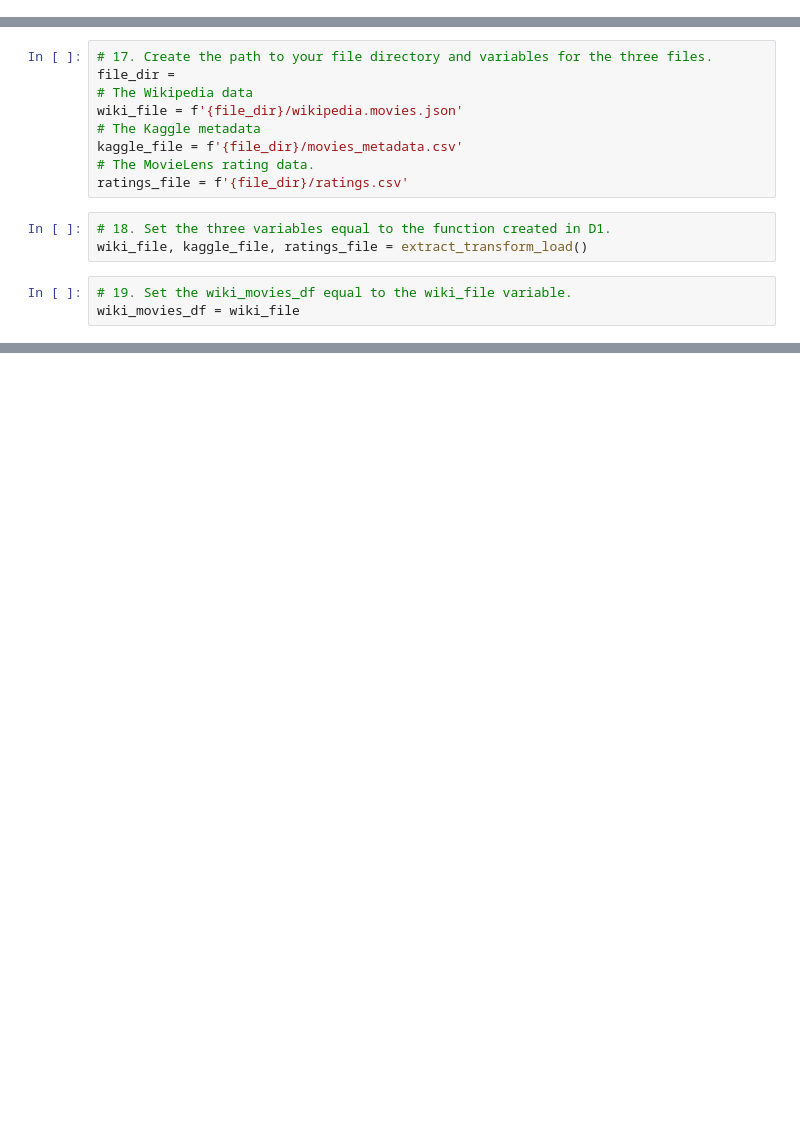
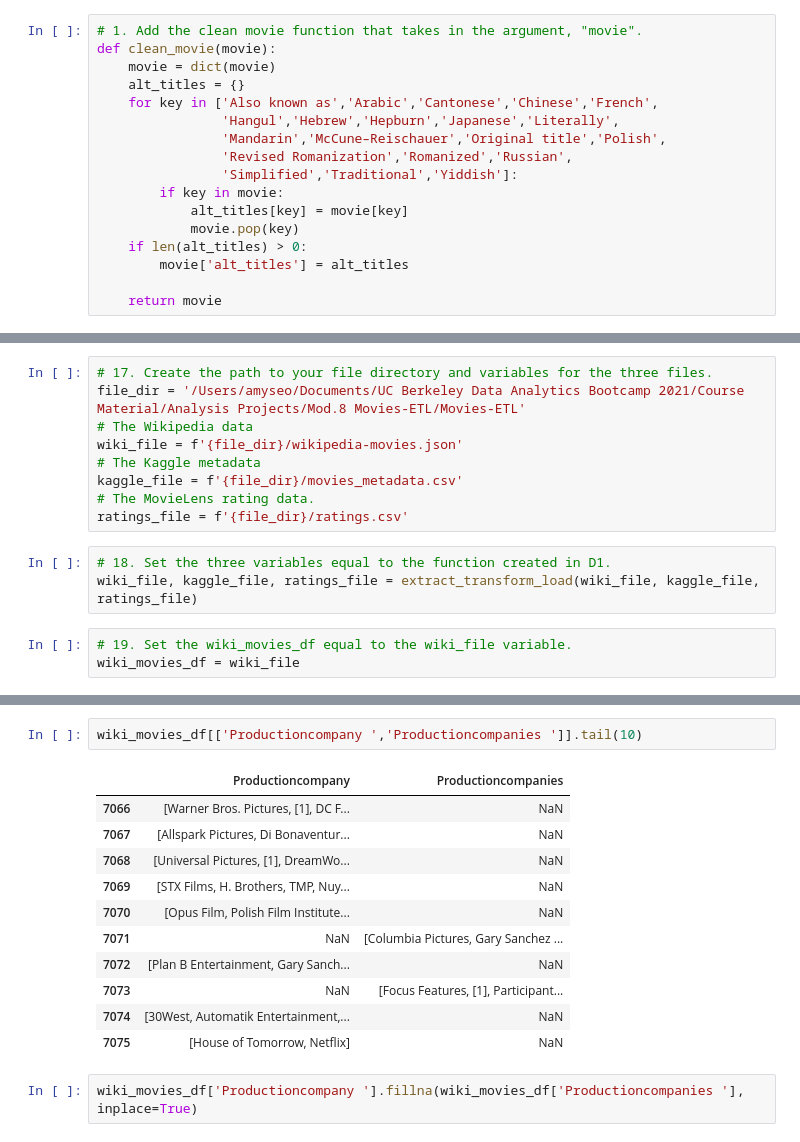
Before and after one commit to aseo67/Movies-ETL, a Jupyter notebook: ETL_clean_wiki_movies.ipynb, the cells around one changed output, grey strips where cells are left out. Saved outputs shown, nothing was run; the diff lists cells and outputs as text; blank space fills up the shorter version.

Commit message:
Update challenge analysis

```diff
--- a/ETL_clean_wiki_movies.ipynb
+++ b/ETL_clean_wiki_movies.ipynb
@@ -24,3 +15,20 @@ def clean_movie(movie):
+# %%
+# 1. Add the clean movie function that takes in the argument, "movie".
+def clean_movie(movie):
+    movie = dict(movie)
+    alt_titles = {}
+    for key in ['Also known as','Arabic','Cantonese','Chinese','French',
+                'Hangul','Hebrew','Hepburn','Japanese','Literally',
+                'Mandarin','McCune–Reischauer','Original title','Polish',
+                'Revised Romanization','Romanized','Russian',
+                'Simplified','Traditional','Yiddish']:
+        if key in movie:
+            alt_titles[key] = movie[key]
+            movie.pop(key)
+    if len(alt_titles) > 0:
+        movie['alt_titles'] = alt_titles
+
+    return movie
 # %%
 # 2 Add the function that takes in three arguments;
 # Wikipedia data, Kaggle metadata, and MovieLens rating data (from Kaggle)
@@ -82,16 +150,16 @@ def function_name():
     return wiki_movies_df, kaggle_metadata, ratings
 # %%
 # 17. Create the path to your file directory and variables for the three files.
-file_dir =
+file_dir = '/Users/amyseo/Documents/UC Berkeley Data Analytics Bootcamp 2021/Course Material/Analysis Projects/Mod.8 Movies-ETL/Movies-ETL'
 # The Wikipedia data
-wiki_file = f'{file_dir}/wikipedia.movies.json'
+wiki_file = f'{file_dir}/wikipedia-movies.json'
 # The Kaggle metadata
 kaggle_file = f'{file_dir}/movies_metadata.csv'
 # The MovieLens rating data.
 ratings_file = f'{file_dir}/ratings.csv'
 # %%
 # 18. Set the three variables equal to the function created in D1.
-wiki_file, kaggle_file, ratings_file = extract_transform_load()
+wiki_file, kaggle_file, ratings_file = extract_transform_load(wiki_file, kaggle_file, ratings_file)
 # %%
 # 19. Set the wiki_movies_df equal to the wiki_file variable.
 wiki_movies_df = wiki_file
@@ -103,0 +204,16 @@ wiki_movies_df.columns.to_list()
+# %%
+wiki_movies_df[['Productioncompany ','Productioncompanies ']].tail(10)
+# %% [output]
+|  | Productioncompany | Productioncompanies |
+| 7066 | [Warner Bros. Pictures, [1], DC F... | NaN |
+| 7067 | [Allspark Pictures, Di Bonaventur... | NaN |
+| 7068 | [Universal Pictures, [1], DreamWo... | NaN |
+| 7069 | [STX Films, H. Brothers, TMP, Nuy... | NaN |
+| 7070 | [Opus Film, Polish Film Institute... | NaN |
+| 7071 | NaN | [Columbia Pictures, Gary Sanchez ... |
+| 7072 | [Plan B Entertainment, Gary Sanch... | NaN |
+| 7073 | NaN | [Focus Features, [1], Participant... |
+| 7074 | [30West, Automatik Entertainment,... | NaN |
+| 7075 | [House of Tomorrow, Netflix] | NaN |
+# %%
+wiki_movies_df['Productioncompany '].fillna(wiki_movies_df['Productioncompanies '], inplace=True)
```
Also changed, not shown: parts of 9 cells of this notebook.
